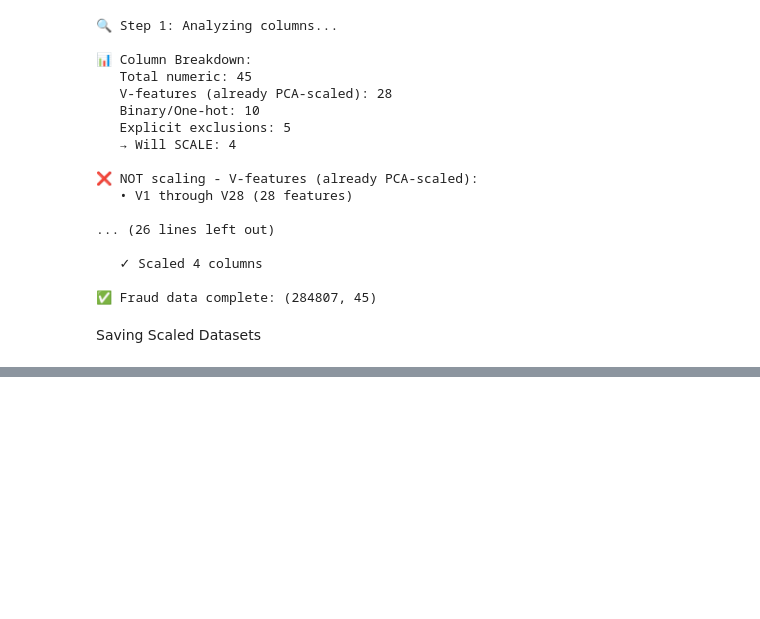
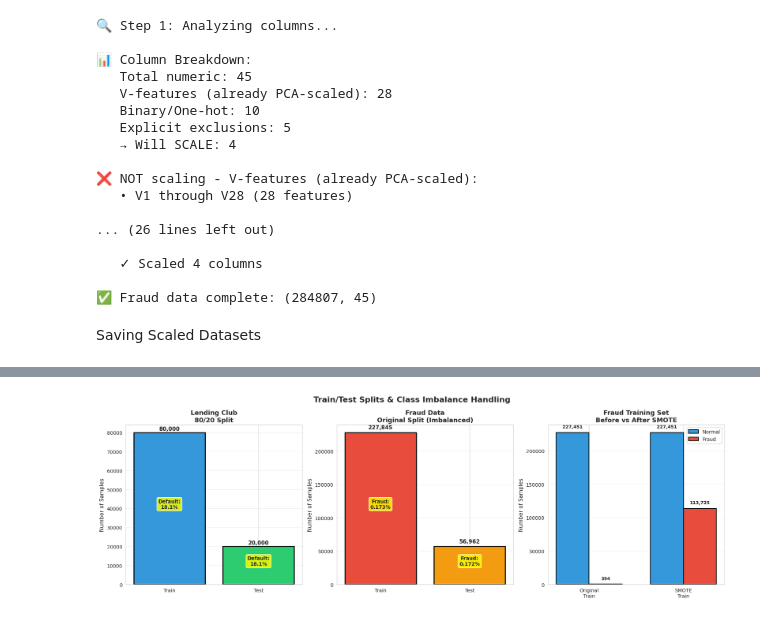
Before and after one commit to ManasAyyalaraju/personal-finance-health-predictor, a Jupyter notebook: notebooks/02_Data_Preprocessing.ipynb, the cells around one changed output, grey strips where cells are left out. Drawn from its saved outputs; the diff is of its cells as text; code cells hidden in the pictures; blank space fills up the shorter version.

Commit message:
Cleaned Datasets, Implemented Feature Engineering, Encoded Categorical Variables, Performed Feature Scaling, and Split Datasests into Train-Test for modeling

```diff
--- a/notebooks/02_Data_Preprocessing.ipynb
+++ b/notebooks/02_Data_Preprocessing.ipynb
@@ -2581,0 +2790,89 @@ fraud_scaled.to_csv('data/processed/fraud_data_step4.csv', index=False)
+# %%
+fig, axes = plt.subplots(1, 3, figsize=(18, 6))
+fig.suptitle('Train/Test Splits & Class Imbalance Handling',
+             fontsize=16, fontweight='bold')
+
+# Lending Club
+if 'loan_status_binary' in lending_scaled.columns:
+    axes[0].bar(['Train', 'Test'],
+                [len(y_train_lending), len(y_test_lending)],
+                color=['#3498db', '#2ecc71'], edgecolor='black', linewidth=2)
+    axes[0].set_title('Lending Club\n80/20 Split', fontsize=13, fontweight='bold')
+    axes[0].set_ylabel('Number of Samples', fontsize=11)
+    axes[0].grid(alpha=0.3, axis='y')
+
+    # Add values
+    axes[0].text(0, len(y_train_lending) + 1000, f'{len(y_train_lending):,}',
+                ha='center', fontweight='bold', fontsize=11)
+    axes[0].text(1, len(y_test_lending) + 1000, f'{len(y_test_lending):,}',
+                ha='center', fontweight='bold', fontsize=11)
+
+    # Add default rates
+    axes[0].text(0, len(y_train_lending) * 0.5,
+                f'Default:\n{y_train_lending.mean()*100:.1f}%',
+                ha='center', fontsize=10, fontweight='bold',
+                bbox=dict(boxstyle='round', facecolor='yellow', alpha=0.8))
+    axes[0].text(1, len(y_test_lending) * 0.5,
+                f'Default:\n{y_test_lending.mean()*100:.1f}%',
+                ha='center', fontsize=10, fontweight='bold',
+                bbox=dict(boxstyle='round', facecolor='yellow', alpha=0.8))
+
+# Fraud - Original split
+axes[1].bar(['Train', 'Test'],
+            [len(y_train_fraud), len(y_test_fraud)],
+            color=['#e74c3c', '#f39c12'], edgecolor='black', linewidth=2)
+axes[1].set_title('Fraud Data\nOriginal Split (Imbalanced)', fontsize=13, fontweight='bold')
+axes[1].set_ylabel('Number of Samples', fontsize=11)
+axes[1].grid(alpha=0.3, axis='y')
+
+axes[1].text(0, len(y_train_fraud) + 5000, f'{len(y_train_fraud):,}',
+            ha='center', fontweight='bold', fontsize=11)
+axes[1].text(1, len(y_test_fraud) + 5000, f'{len(y_test_fraud):,}',
+            ha='center', fontweight='bold', fontsize=11)
+
+axes[1].text(0, len(y_train_fraud) * 0.5,
+            f'Fraud:\n{y_train_fraud.mean()*100:.3f}%',
+            ha='center', fontsize=10, fontweight='bold',
+            bbox=dict(boxstyle='round', facecolor='yellow', alpha=0.8))
+axes[1].text(1, len(y_test_fraud) * 0.5,
+            f'Fraud:\n{y_test_fraud.mean()*100:.3f}%',
+            ha='center', fontsize=10, fontweight='bold',
+            bbox=dict(boxstyle='round', facecolor='yellow', alpha=0.8))
+
+# Fraud - SMOTE comparison
+fraud_data_comparison = {
+    'Original\nTrain': [train_normal_count, train_fraud_count],
+    'SMOTE\nTrain': [balanced_normal_count, balanced_fraud_count]
+}
+
+x_pos = np.arange(2)
+width = 0.35
+
+bars1 = axes[2].bar(x_pos - width/2,
+                    [train_normal_count, balanced_normal_count],
+                    width, label='Normal', color='#3498db',
+                    edgecolor='black', linewidth=1.5)
+bars2 = axes[2].bar(x_pos + width/2,
+                    [train_fraud_count, balanced_fraud_count],
+                    width, label='Fraud', color='#e74c3c',
+                    edgecolor='black', linewidth=1.5)
+
+axes[2].set_title('Fraud Training Set\nBefore vs After SMOTE', fontsize=13, fontweight='bold')
+axes[2].set_ylabel('Number of Samples', fontsize=11)
+axes[2].set_xticks(x_pos)
+axes[2].set_xticklabels(['Original\nTrain', 'SMOTE\nTrain'])
+axes[2].legend(fontsize=10)
+axes[2].grid(alpha=0.3, axis='y')
+
+# Add values
+for bars in [bars1, bars2]:
+    for bar in bars:
+        height = bar.get_height()
+        axes[2].text(bar.get_x() + bar.get_width()/2., height + 5000,
+                    f'{int(height):,}',
+                    ha='center', va='bottom', fontweight='bold', fontsize=9)
+
+plt.tight_layout()
+plt.show()
+# %% [output]
+[figure, added]
```
Also changed, not shown: parts of 11 cells of this notebook.
